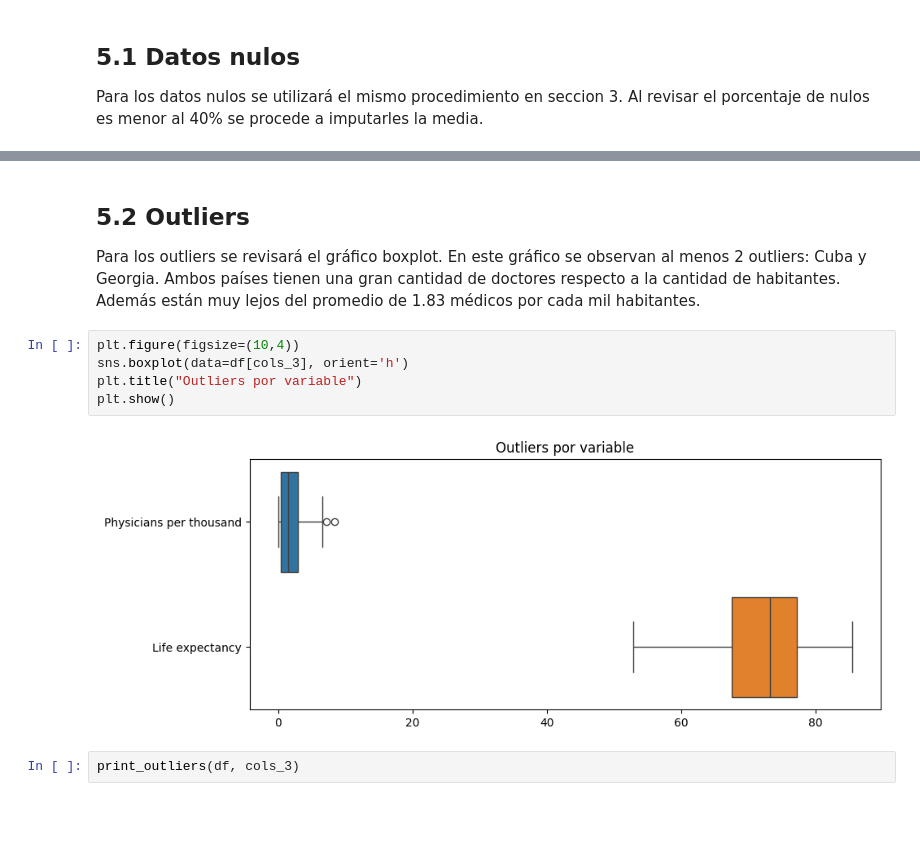
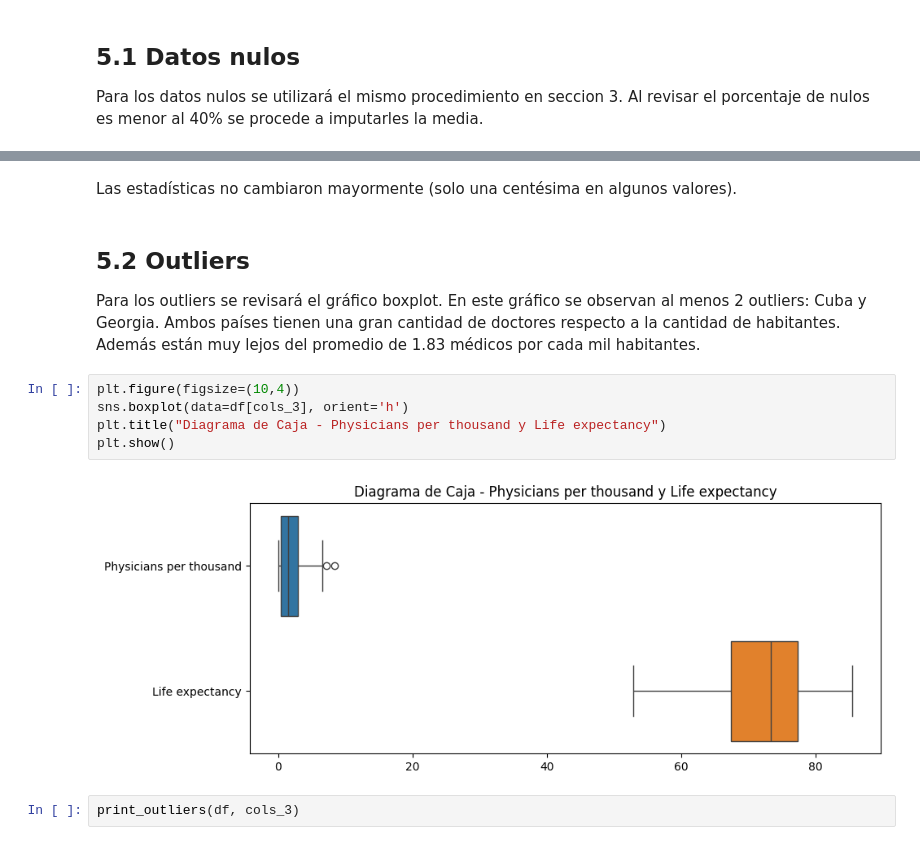
Before and after one commit to pdoren/analisis-estadistico-con-Python-G105, a Jupyter notebook: Desafío_Preparacion_de_datos_y_graficos.ipynb, the cells around one changed output, grey strips where cells are left out. Saved outputs shown, nothing was run; the diff lists cells and outputs as text; blank space fills up the shorter version.

```diff
--- a/Desafío_Preparacion_de_datos_y_graficos.ipynb
+++ b/Desafío_Preparacion_de_datos_y_graficos.ipynb
@@ -518,13 +602,15 @@ df[cols_3] = imp_num.fit_transform(df[cols_3]) # Se imputa la media
+# %% [markdown]
+Las estadísticas no cambiaron mayormente (solo una centésima en algunos valores).
 # %% [markdown]
 ## 5.2 Outliers
 Para los outliers se revisará el gráfico boxplot. En este gráfico se observan al menos 2 outliers: Cuba y Georgia. Ambos países tienen una gran cantidad de doctores respecto a la cantidad de habitantes. Además están muy lejos del promedio de 1.83 médicos por cada mil habitantes.
 # %%
 plt.figure(figsize=(10,4))
 sns.boxplot(data=df[cols_3], orient='h')
-plt.title("Outliers por variable")
+plt.title("Diagrama de Caja - Physicians per thousand y Life expectancy")
 plt.show()
 # %% [output]
-[figure, old version]
+[figure, new version]
 # %%
 print_outliers(df, cols_3)
 # %% [output]
```
Also changed, not shown: parts of 50 cells of this notebook.
